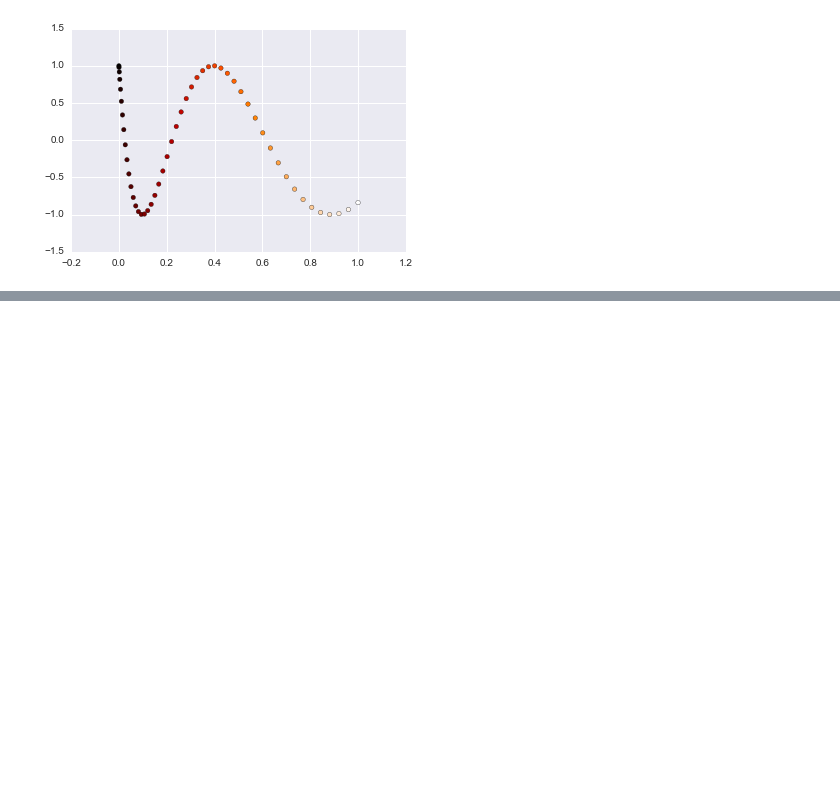
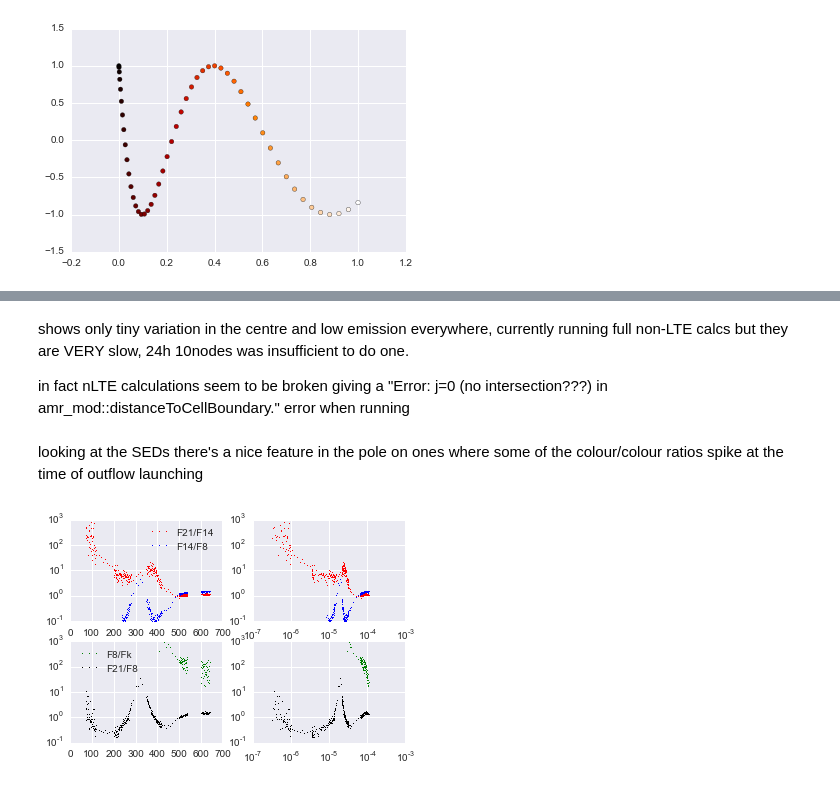
Before and after one commit to Womble/notebooks, a Jupyter notebook: logbooks/Sept15.ipynb, the cells around one changed output, grey strips where cells are left out. Cells and saved outputs as stored; diff of their text form; code cells hidden in the pictures; blank space fills up the shorter version.

```diff
--- a/logbooks/Sept15.ipynb
+++ b/logbooks/Sept15.ipynb
@@ -18,0 +63,10 @@ Populating the interactive namespace from numpy and matplotlib
+# %% [markdown]
+shows only tiny variation in the centre and low emission everywhere, currently running full non-LTE calcs but they are VERY slow, 24h 10nodes was insufficient to do one.
+
+in fact nLTE calculations seem to be broken giving a "Error: j=0 (no intersection???) in amr_mod::distanceToCellBoundary." error when running
+# %% [markdown]
+looking at the SEDs there's a nice feature in the pole on ones where some of the colour/colour ratios spike at the time of outflow launching
+# %%
+Image(filename='colour-colour-ratios_0deg.png')
+# %% [output]
+[figure, added]
```
Also changed, not shown: parts of 6 cells of this notebook, 8 other files.
